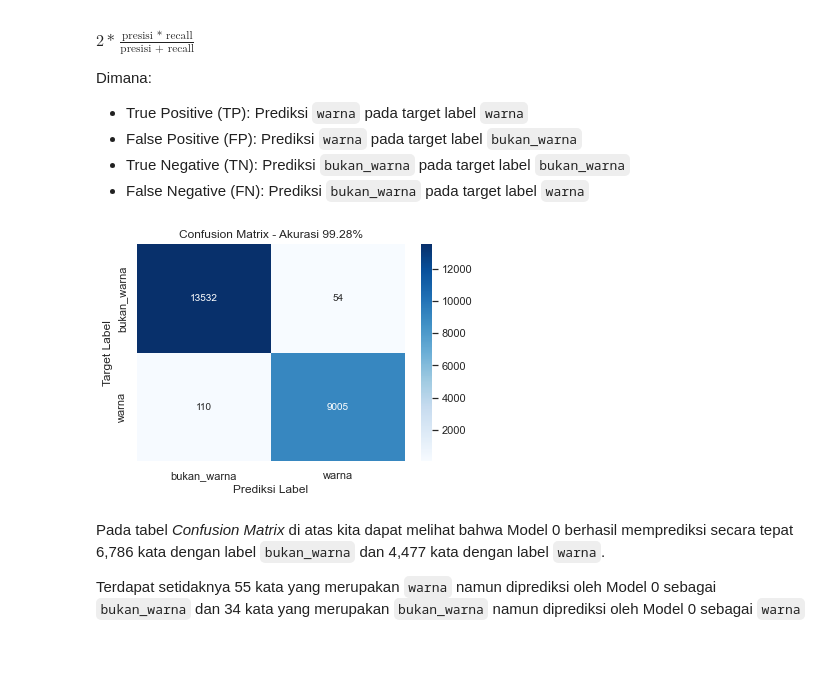
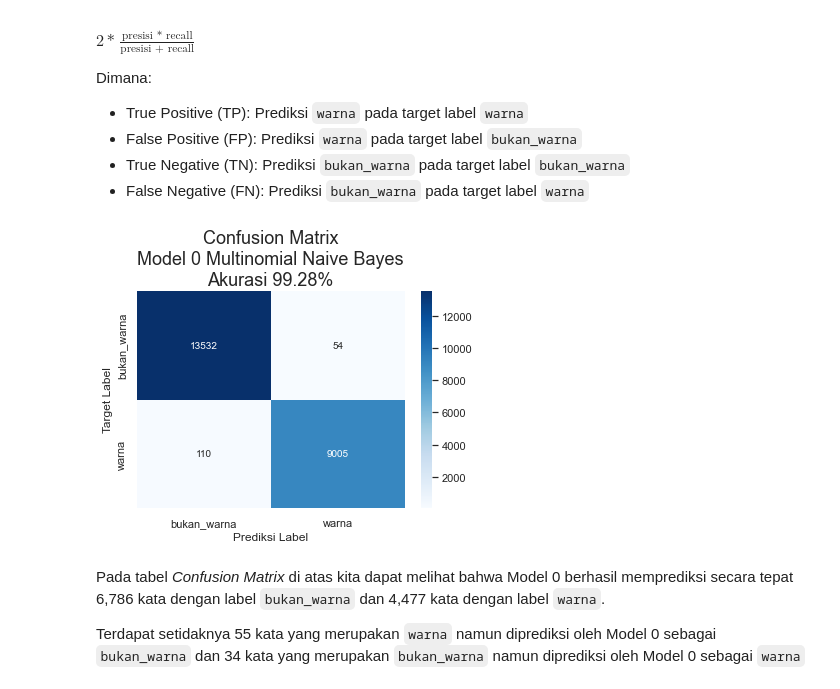
Before and after one commit to johanesPao/ColorSkim, a Jupyter notebook: ColorSkim_AI.ipynb, the cells around one changed output. Drawn from its saved outputs; the diff is of its cells as text; code cells hidden in the pictures; blank space fills up the shorter version.

```diff
--- a/ColorSkim_AI.ipynb
+++ b/ColorSkim_AI.ipynb
@@ -462,42 +479,43 @@ Dimana:
 * True Negative (TN): Prediksi `bukan_warna` pada target label `bukan_warna`
 * False Negative (FN): Prediksi `bukan_warna` pada target label `warna`
 # %%
- # // # * Membuat confusion matrix untuk prediksi model_0
- # // cf_matrix = confusion_matrix(test_target_mnb, pred_model_0)
+# Membuat confusion matrix untuk prediksi model_0
+# cf_matrix = confusion_matrix(test_target_mnb, pred_model_0)
 
- # // # * Menampilkan confusion matrix menggunakan seaborn
- # // ax = sns.heatmap(cf_matrix, annot=True, fmt='d', cmap='Blues')
+# Menampilkan confusion matrix menggunakan seaborn
+# ax = sns.heatmap(cf_matrix, annot=True, fmt='d', cmap='Blues')
 
- # // ax.set_title(f'Confusion Matrix Model 0 - Akurasi {skor_model_0:.2%}')
- # // ax.set_xlabel('Prediksi')
- # // ax.set_ylabel('Label')
+# ax.set_title(f'Confusion Matrix Model 0 - Akurasi {skor_model_0:.2%}')
+# ax.set_xlabel('Prediksi')
+# ax.set_ylabel('Label')
 
- # // # * label tick
- # // ax.xaxis.set_ticklabels(['bukan_warna', 'warna'])
- # // ax.yaxis.set_ticklabels(['bukan_warna', 'warna'])
+# label tick
+# ax.xaxis.set_ticklabels(['bukan_warna', 'warna'])
+# ax.yaxis.set_ticklabels(['bukan_warna', 'warna'])
 
- # // # * Tampilkan
- # // plt.show()
+# Tampilkan
+# plt.show()
 
 """
-todo: Merubah confusion matrix ke dalam fungsi
+Merubah confusion matrix ke dalam fungsi
 """
 def plot_conf_matrix(target_label,
                      prediksi_label,
+                     nama_model,
                      akurasi,
                      label_titik_x,
                      label_titik_y):
     """
-    * Fungsi ini akan menampilkan matrix confusion untuk perbandingan
-    * target label dan prediksi label dan memahami seberapa kesulitan
-    * sebuah model melakukan prediksi
+    Fungsi ini akan menampilkan matrix confusion untuk perbandingan
+    target label dan prediksi label dan memahami seberapa kesulitan
+    sebuah model melakukan prediksi
 
     Args:
         target_label (list atau 1D-array): label yang sebenarnya dalam bentuk 1D array
         prediksi_label (list atau 1D-array): label yang diprediksi dalam bentuk 1D array
         akurasi (float): akurasi model dalam bentuk float
-        ! label_titik_x dan label_titik_y, keduanya merupakan list dari sekumpulan
-        ! string dan harus dalam vector shape yang sama
+        label_titik_x dan label_titik_y, keduanya merupakan list dari sekumpulan
+        string dan harus dalam vector shape yang sama
         label_titik_x (list str): label untuk x-axis dalam bentuk list
         label_titik_y (list str): label untuk y-axis dalam bentuk list
 
@@ -509,7 +527,7 @@ def plot_conf_matrix(target_label,
                                  prediksi_label)
     # Pengaturan confusion_matrix menggunakan seaborn
     plot_confusion_matrix = sns.heatmap(cf_matrix, annot=True, fmt='d', cmap='Blues')
-    plot_confusion_matrix.set_title(f'Confusion Matrix - Akurasi {akurasi:.2%}')
+    plot_confusion_matrix.set_title(f'Confusion Matrix\n{nama_model}\nAkurasi {akurasi:.2%}', fontsize=18)
     plot_confusion_matrix.set_xlabel('Prediksi Label')
     plot_confusion_matrix.set_ylabel('Target Label')
     plot_confusion_matrix.xaxis.set_ticklabels(label_titik_x)
@@ -517,13 +535,15 @@ def plot_conf_matrix(target_label,
 
     return plt.show()
 # %%
+# Menampilkan confusion matrix untuk model_0
 plot_conf_matrix(target_label=test_target_mnb,
                  prediksi_label=pred_model_0,
+                 nama_model='Model 0 Multinomial Naive Bayes',
                  akurasi=model_0_metrik['akurasi'],
                  label_titik_x=['bukan_warna', 'warna'],
                  label_titik_y=['bukan_warna', 'warna'])
 # %% [output]
-[figure, old version]
+[figure, new version]
 # %% [markdown]
 Pada tabel *Confusion Matrix* di atas kita dapat melihat bahwa Model 0 berhasil memprediksi secara tepat 6,786 kata dengan label `bukan_warna` dan 4,477 kata dengan label `warna`.
 
```
Also changed, not shown: parts of 79 cells of this notebook, 33 other files.
